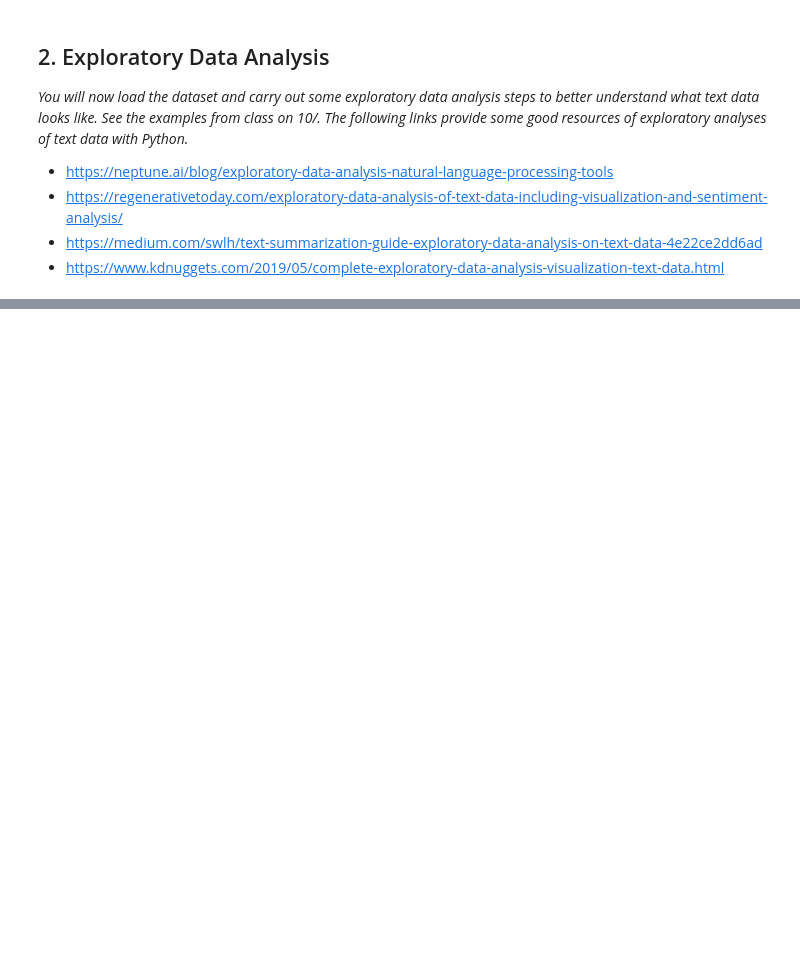
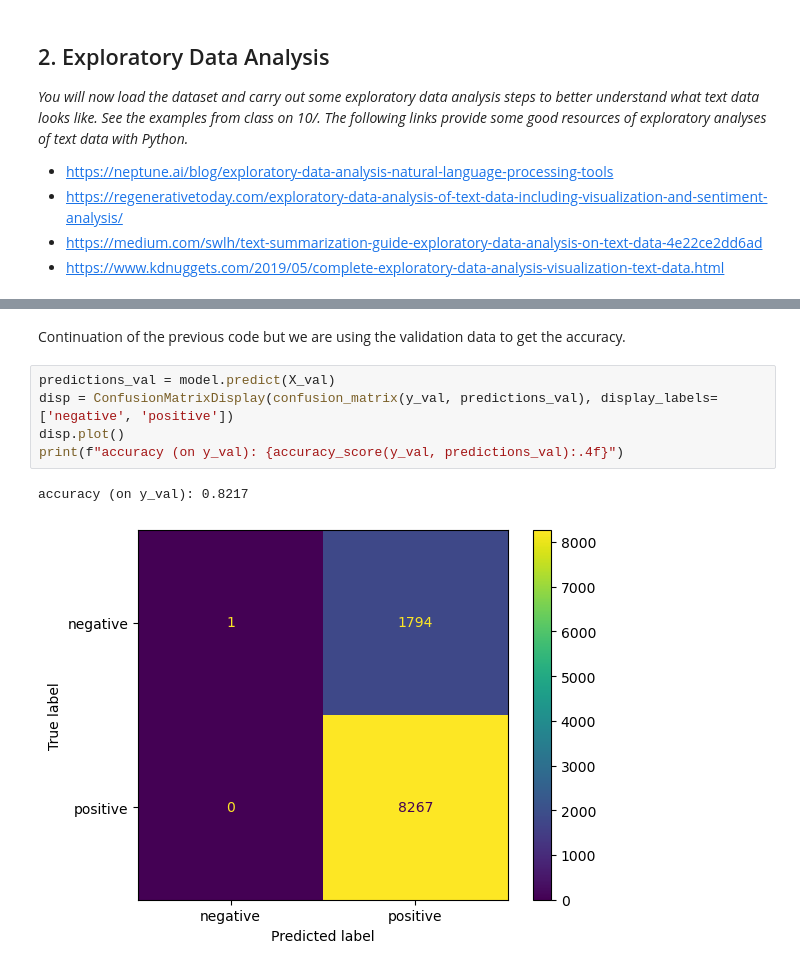
Before and after one commit to entrylevelcs/CS39AA-Project, a Jupyter notebook: project_part1.ipynb, the cells around one changed output, grey strips where cells are left out. Saved outputs shown, nothing was run; the diff lists cells and outputs as text; blank space fills up the shorter version.

```diff
--- a/project_part1.ipynb
+++ b/project_part1.ipynb
@@ -62,0 +83,10 @@ df2.head()
+# %% [markdown]
+Continuation of the previous code but we are using the validation data to get the accuracy.
+# %%
+predictions_val = model.predict(X_val)
+disp = ConfusionMatrixDisplay(confusion_matrix(y_val, predictions_val), display_labels=['negative', 'positive'])
+disp.plot()
+print(f"accuracy (on y_val): {accuracy_score(y_val, predictions_val):.4f}")
+# %% [output]
+accuracy (on y_val): 0.8217
+[figure, added]
```
Also changed, not shown: parts of 14 cells of this notebook, 1 other file.
